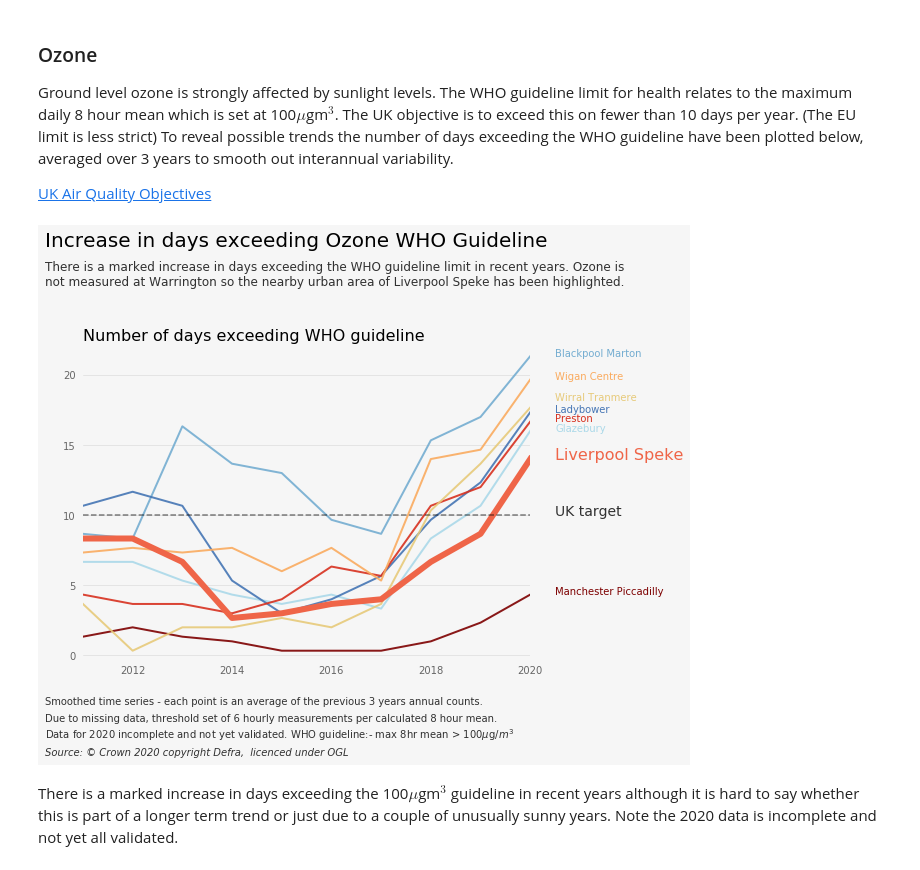
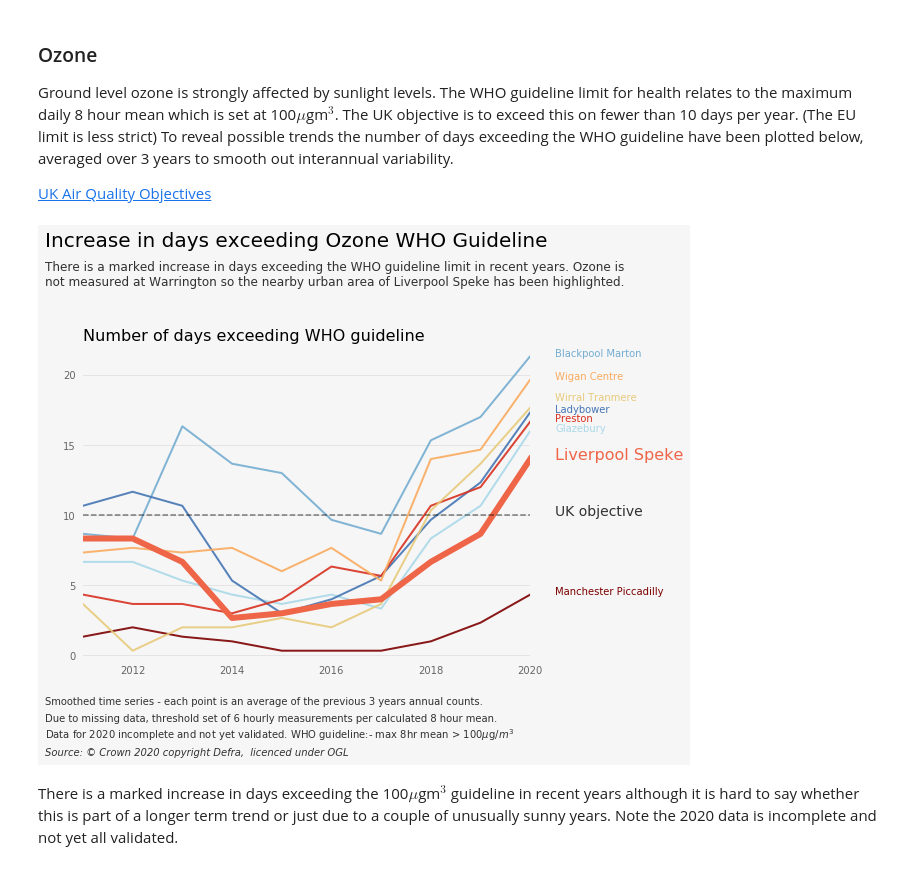
Before and after one commit to wriggy/air-datavis, a Jupyter notebook: A2_WAR_AQ.ipynb, the cells around one changed output. Cells and saved outputs as stored; diff of their text form; code cells hidden in the pictures.

```diff
--- a/A2_WAR_AQ.ipynb
+++ b/A2_WAR_AQ.ipynb
@@ -300,35 +300,35 @@ ax.set_xlim(2011,2020)
 # lines & labels
 labelx_pos = 2020.5
 y_offsets = [0,0,0,0,0,0,0,0.5]
 for ix, site in enumerate(o3dat.columns.values):
     if site != 'Liverpool Speke':
         labely_pos = rm[site].iloc[-1] + y_offsets[ix]
         ax.text(labelx_pos, labely_pos, site, fontsize=10, color=COLOURS[site])
         ax.plot(rm.index.values, rm[site].values, lw=2, color = COLOURS[site], alpha = 0.9)
 site = "Liverpool Speke"
 ax.text(labelx_pos, rm[site].iloc[-1], site, fontsize=16, color=COLOURS[site])
 ax.plot(rm.index.values, rm[site].values, lw=6, color = COLOURS[site])
 
 ax.grid(True, 'major', 'y', lw=.5, alpha=.5)
 ax.axhline(10, color='k', ls='--', alpha=0.5)
-ax.text(labelx_pos, 10, 'UK target', fontsize = 14, alpha=.8)
+ax.text(labelx_pos, 10, 'UK objective', fontsize = 14, alpha=.8)
 ax.set_title('Number of days exceeding WHO guideline',loc='left')
 ax.set_yticks([0,5,10,15,20])
 ax.set_xticks(np.arange(2012,2021,2))
 
 fig.tight_layout(rect=[0.05, 0.16, .95, 0.8])
 fig.text(.04,.95,'Increase in days exceeding Ozone WHO Guideline ', fontdict=h1 )
 fig.text(.04,.9,'There is a marked increase in days exceeding the WHO guideline limit in recent years. Ozone is\nnot measured at ' +
          'Warrington so the nearby urban area of Liverpool Speke has been highlighted.',fontdict=h2)
 fig.text(.04,0.13,"Smoothed time series - each point is an average of the previous 3 years annual counts.", fontdict=h3)
 fig.text(.04,0.1,"Due to missing data, threshold set of 6 hourly measurements per calculated 8 hour mean.", fontdict=h3)
 fig.text(.04,0.07,"Data for 2020 incomplete and not yet validated. WHO guideline:- max 8hr mean > 100$\mu$g/$m^3$", fontdict=h3)
 fig.text(.04,0.04,"Source: © Crown 2020 copyright Defra,  licenced under OGL", fontdict=h4)
 
 plt.savefig("vis/F5_o3_WHO_guideline_exceedences.png",dpi=90)
 plt.show()
 # %% [output]
-[figure, old version]
+[figure, new version]
 # %% [markdown]
 There is a marked increase in days exceeding the 100$\mu$gm$^3$ guideline in recent years although it is hard to say whether this is part of a longer term trend or just due to a couple of unusually sunny years. Note the 2020 data is incomplete and not yet all validated.
 # %% [markdown]
```
Also changed, not shown: 1 other file.
